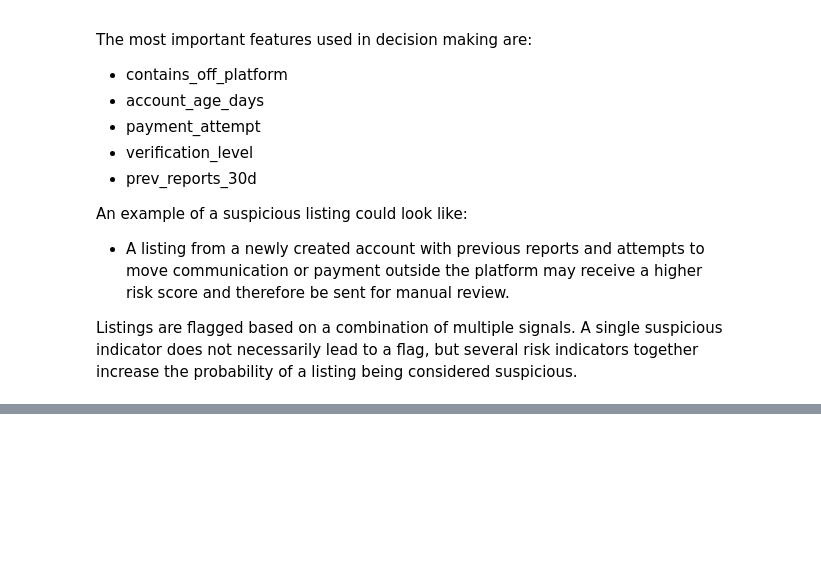
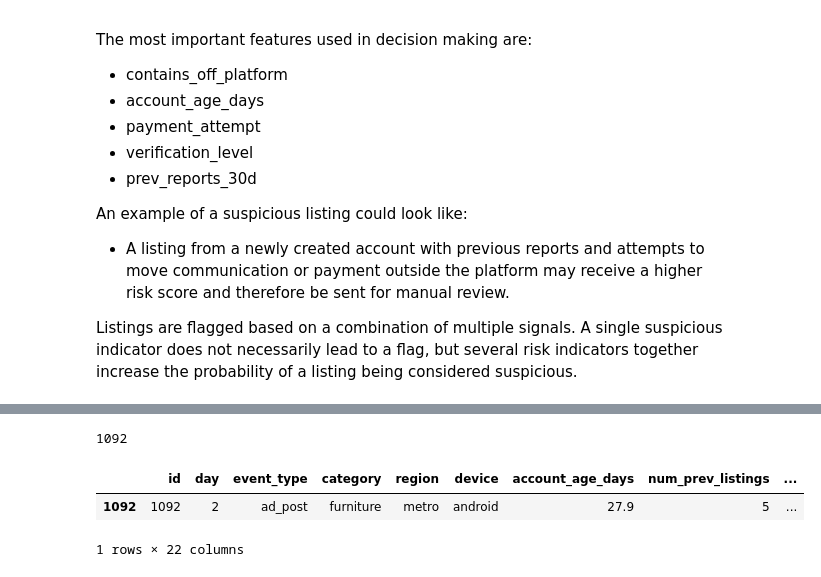
Before and after one commit to markusgunnar/ML_Group_exam, a Jupyter notebook: report_clean.ipynb, the cells around one changed output, grey strips where cells are left out. Cells and saved outputs as stored; diff of their text form; code cells hidden in the pictures; blank space fills up the shorter version.

```diff
--- a/report_clean.ipynb
+++ b/report_clean.ipynb
@@ -405,0 +513,9 @@ Listings are flagged based on a combination of multiple signals. A single suspic
+# %%
+highest_risk_id = new_df.loc[new_df["risk_score"].idxmax(), "id"]
+print(int(highest_risk_id))
+display(new_df.loc[new_df["id"] == highest_risk_id])
+# %% [output]
+1092
+|  | id | day | event_type | category | region | device | account_age_days | num_prev_listings | ... |
+| 1092 | 1092 | 2 | ad_post | furniture | metro | android | 27.9 | 5 | ... |
+1 rows × 22 columns
```
Also changed, not shown: parts of 14 cells of this notebook, 5 other files.
